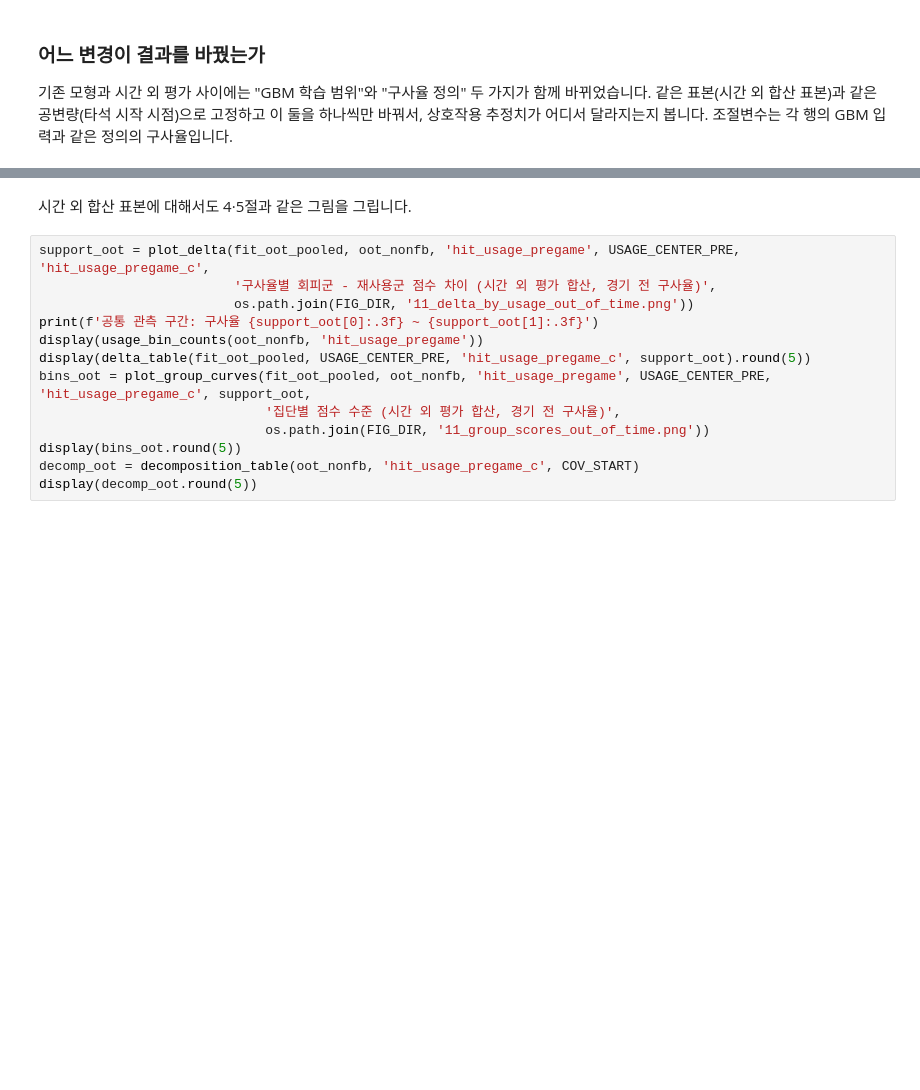
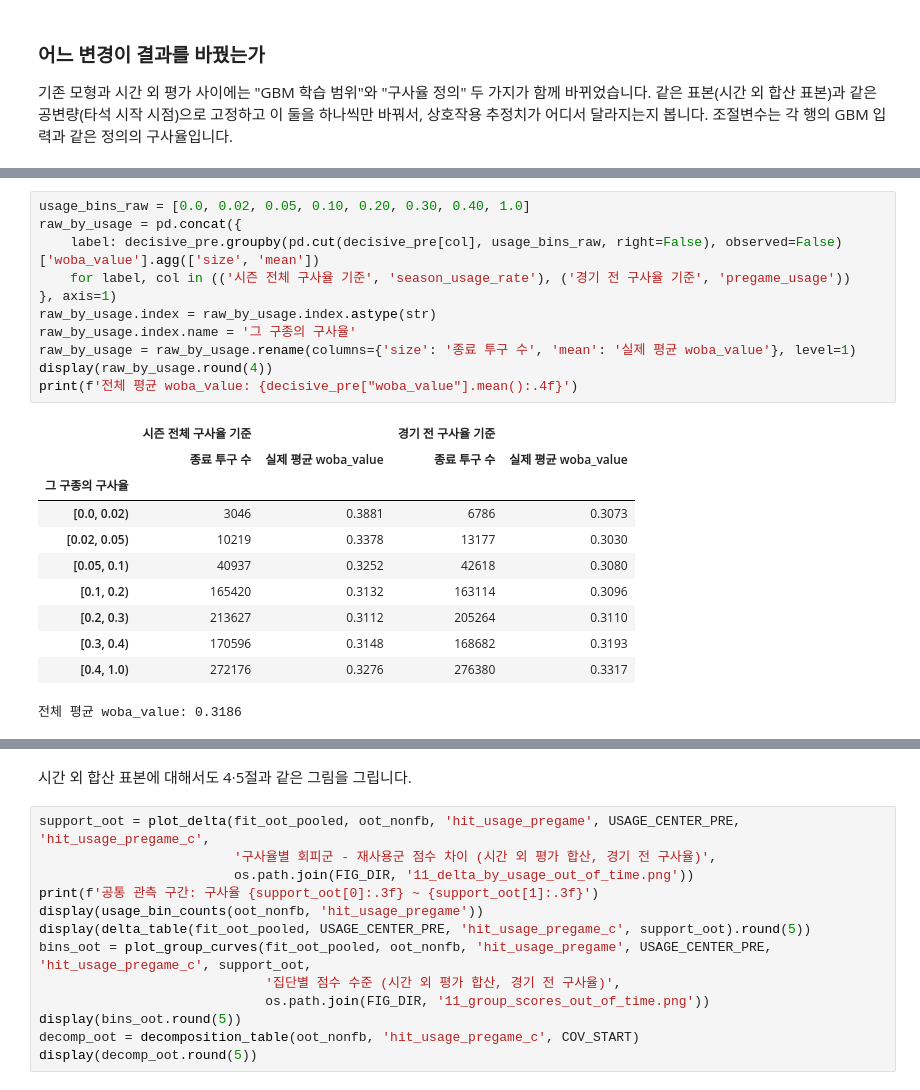
Before and after one commit to DongYun22/9th-first-project-baseball-2, a Jupyter notebook: notebooks/11_DY_rematch_avoidance_usage_interaction.ipynb, the cells around one changed output, grey strips where cells are left out. Saved outputs shown, nothing was run; the diff lists cells and outputs as text; blank space fills up the shorter version.

```diff
--- a/notebooks/11_DY_rematch_avoidance_usage_interaction.ipynb
+++ b/notebooks/11_DY_rematch_avoidance_usage_interaction.ipynb
@@ -684,0 +695,23 @@ display(attribution.round(5))
+# %%
+usage_bins_raw = [0.0, 0.02, 0.05, 0.10, 0.20, 0.30, 0.40, 1.0]
+raw_by_usage = pd.concat({
+    label: decisive_pre.groupby(pd.cut(decisive_pre[col], usage_bins_raw, right=False), observed=False)['woba_value'].agg(['size', 'mean'])
+    for label, col in (('시즌 전체 구사율 기준', 'season_usage_rate'), ('경기 전 구사율 기준', 'pregame_usage'))
+}, axis=1)
+raw_by_usage.index = raw_by_usage.index.astype(str)
+raw_by_usage.index.name = '그 구종의 구사율'
+raw_by_usage = raw_by_usage.rename(columns={'size': '종료 투구 수', 'mean': '실제 평균 woba_value'}, level=1)
+display(raw_by_usage.round(4))
+print(f'전체 평균 woba_value: {decisive_pre["woba_value"].mean():.4f}')
+# %% [output]
+|  | 시즌 전체 구사율 기준 |  | 경기 전 구사율 기준 |  |
+|  | 종료 투구 수 | 실제 평균 woba_value | 종료 투구 수 | 실제 평균 woba_value |
+| 그 구종의 구사율 |  |  |  |  |
+| [0.0, 0.02) | 3046 | 0.3881 | 6786 | 0.3073 |
+| [0.02, 0.05) | 10219 | 0.3378 | 13177 | 0.3030 |
+| [0.05, 0.1) | 40937 | 0.3252 | 42618 | 0.3080 |
+| [0.1, 0.2) | 165420 | 0.3132 | 163114 | 0.3096 |
+| [0.2, 0.3) | 213627 | 0.3112 | 205264 | 0.3110 |
+| [0.3, 0.4) | 170596 | 0.3148 | 168682 | 0.3193 |
+| [0.4, 1.0) | 272176 | 0.3276 | 276380 | 0.3317 |
+전체 평균 woba_value: 0.3186
```
Also changed, not shown: parts of 13 cells of this notebook.
